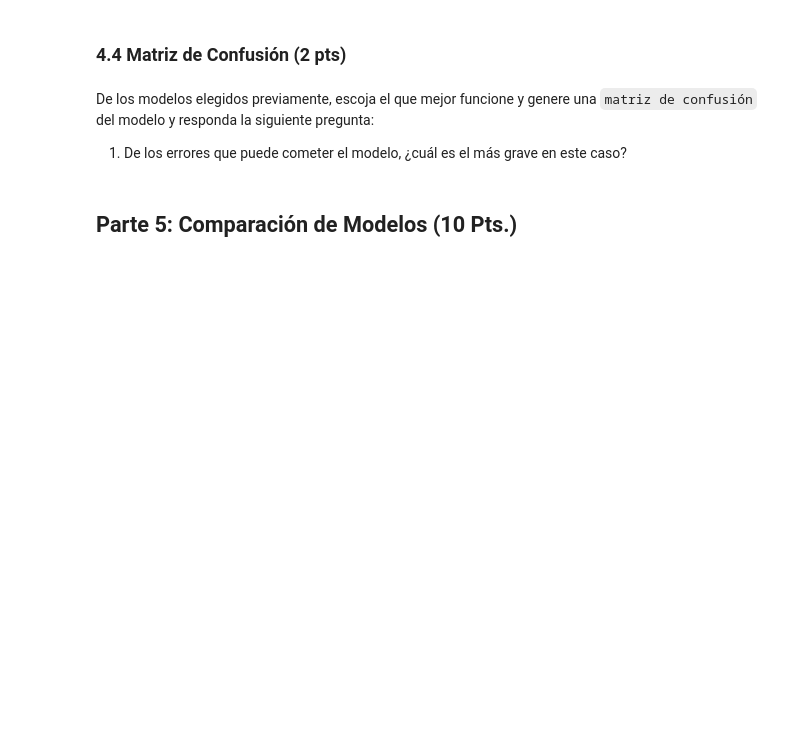
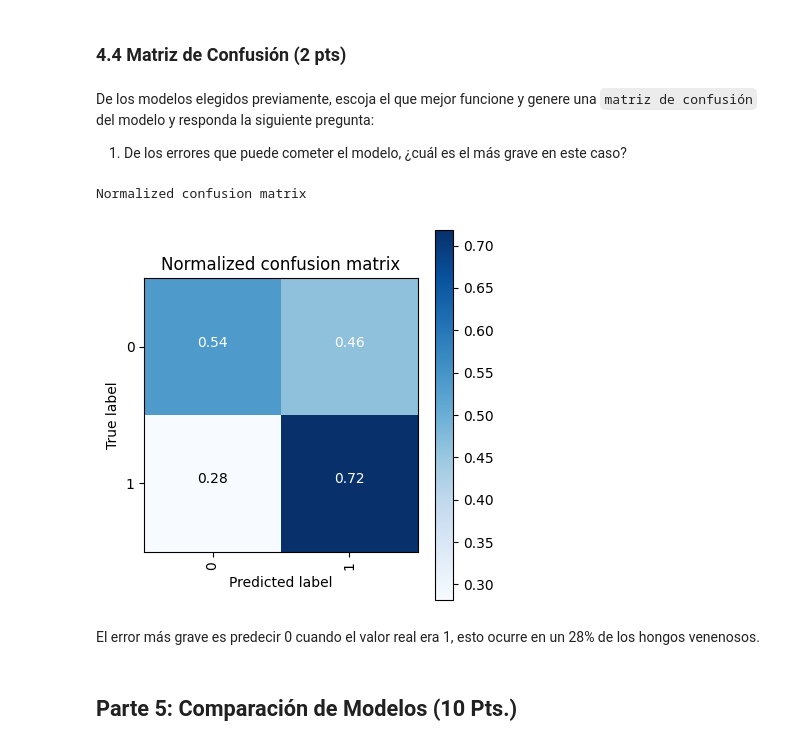
Before and after one commit to gato1108/Mineria-de-datos, a Jupyter notebook: T3/T3.ipynb, the cells around one changed output. Saved outputs shown, nothing was run; the diff lists cells and outputs as text; code cells hidden in the pictures; blank space fills up the shorter version.

```diff
--- a/T3/T3.ipynb
+++ b/T3/T3.ipynb
@@ -145,3 +331,8 @@ Entrene un clasificador de MLP con los datos de `entrenamiento`. Tienes libertad
+# %%
+train_X = train.to_numpy()
+# %%
+from sklearn.neural_network import MLPClassifier
+clf = MLPClassifier(random_state=1, max_iter=300, hidden_layer_sizes=100, activation='logistic').fit(train_X, train_Y)
 # %% [markdown]
 ### 3.4 Evaluar MLP (3 Pts)
 # %% [markdown]
@@ -148,0 +348,4 @@ Evalúe el modelo con los datos de `testing` y calcule `accuracy`, `precision`,
+# %%
+test_Y = test['class'].to_numpy()
+test.drop(['class'], axis='columns', inplace=True)
+test_X = test.to_numpy()
@@ -177,0 +481,14 @@ Crea y entrena un modelo de regresion logistica con los datos de entrenamiento,
+# %%
+from sklearn.linear_model import LogisticRegression
+
+clf_1 = LogisticRegression(solver='newton-cholesky')
+clf_1.fit(train_X, train_Y)
+print(f'Score Newton Cholesky: {clf_1.score(test_X, test_Y)}')
+
+clf_2 = LogisticRegression(solver='liblinear')
+clf_2.fit(train_X, train_Y)
+print(f'Score liblinear: {clf_2.score(test_X, test_Y)}')
+
+clf_3 = LogisticRegression(solver='sag')
+clf_3.fit(train_X, train_Y)
+print(f'Score sag: {clf_3.score(test_X, test_Y)}')
@@ -185,6 +569,21 @@ Para cada uno de tus modelos anteriores (del punto 4.2), evalua el modelo con lo
 De los modelos elegidos previamente, escoja el que mejor funcione y genere una `matriz de confusión` del modelo y responda la siguiente pregunta:
 
 1. De los errores que puede cometer el modelo, ¿cuál es el más grave en este caso?
+# %%
+pred = clf_1.predict(test_X)
+
+cnf_matrix = confusion_matrix(test_Y, pred)
+np.set_printoptions(precision=2)
+
+plt.figure(figsize=(4, 4))
+plot_confusion_matrix(cnf_matrix, classes=clf.classes_, normalize=True, title='Normalized confusion matrix')
+
+plt.show()
+# %% [output]
+Normalized confusion matrix
+[figure, added]
+# %% [markdown]
+El error más grave es predecir 0 cuando el valor real era 1, esto ocurre en un 28% de los hongos venenosos.
 # %% [markdown]
 ## Parte 5: Comparación de Modelos (10 Pts.)
 # %% [markdown]
```
Also changed, not shown: parts of 44 cells of this notebook.
